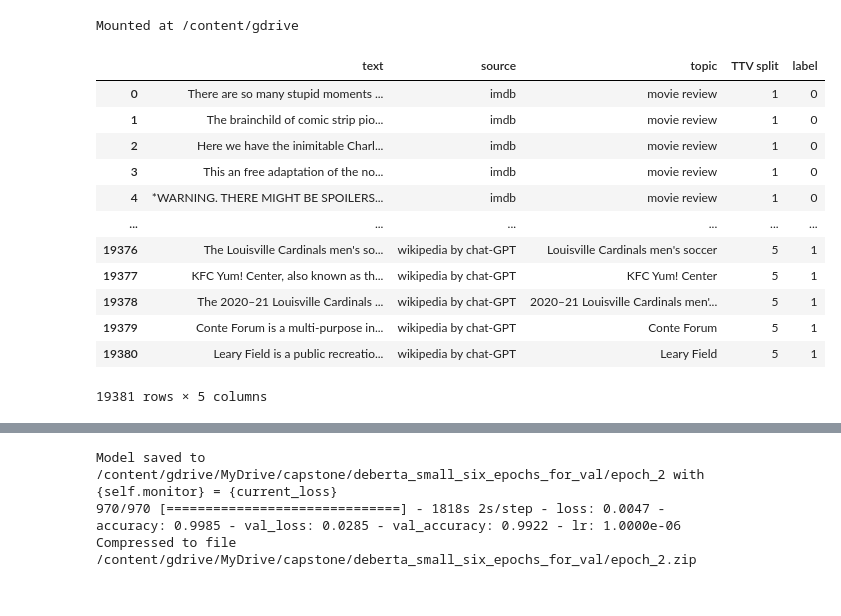
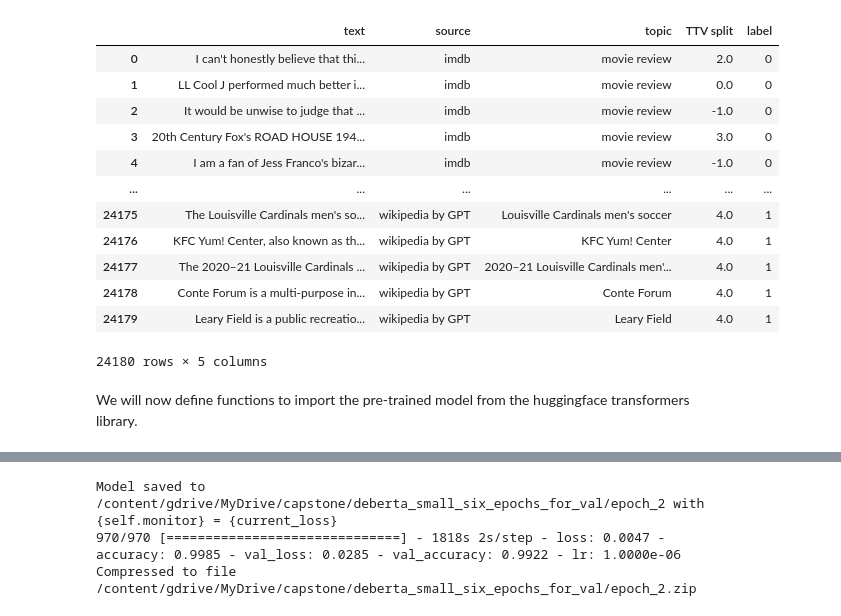
Before and after one commit to tommyliphysics/tommyli-ml, a Jupyter notebook: ai_detector/notebooks/deberta.ipynb, the cells around one changed output, grey strips where cells are left out. Cells and saved outputs as stored; diff of their text form; code cells hidden in the pictures.

```diff
--- a/ai_detector/notebooks/deberta.ipynb
+++ b/ai_detector/notebooks/deberta.ipynb
@@ -31,5 +10,0 @@ import shutil, os
-# %%
-from google.colab import drive
-drive.mount('/content/gdrive')
-# %% [output]
-Mounted at /content/gdrive
@@ -39,22 +18,24 @@ model_path = '/content/gdrive/MyDrive/capstone/deberta_small_six_epochs_for_val'
 # %%
 import pandas as pd
 
-samples = pd.read_csv('/content/gdrive/MyDrive/capstone/train.csv')
+samples = pd.read_csv('https://raw.githubusercontent.com/tommyliphysics/tommyli-ml/main/ai_detector/notebooks/samples.csv')
 samples
 # %% [output]
 |  | text | source | topic | TTV split | label |
-| 0 | There are so many stupid moments ... | imdb | movie review | 1 | 0 |
-| 1 | The brainchild of comic strip pio... | imdb | movie review | 1 | 0 |
-| 2 | Here we have the inimitable Charl... | imdb | movie review | 1 | 0 |
-| 3 | This an free adaptation of the no... | imdb | movie review | 1 | 0 |
-| 4 | *WARNING. THERE MIGHT BE SPOILERS... | imdb | movie review | 1 | 0 |
+| 0 | I can't honestly believe that thi... | imdb | movie review | 2.0 | 0 |
+| 1 | LL Cool J performed much better i... | imdb | movie review | 0.0 | 0 |
+| 2 | It would be unwise to judge that ... | imdb | movie review | -1.0 | 0 |
+| 3 | 20th Century Fox's ROAD HOUSE 194... | imdb | movie review | 3.0 | 0 |
+| 4 | I am a fan of Jess Franco's bizar... | imdb | movie review | -1.0 | 0 |
 | ... | ... | ... | ... | ... | ... |
-| 19376 | The Louisville Cardinals men's so... | wikipedia by chat-GPT | Louisville Cardinals men's soccer | 5 | 1 |
-| 19377 | KFC Yum! Center, also known as th... | wikipedia by chat-GPT | KFC Yum! Center | 5 | 1 |
-| 19378 | The 2020–21 Louisville Cardinals ... | wikipedia by chat-GPT | 2020–21 Louisville Cardinals men'... | 5 | 1 |
-| 19379 | Conte Forum is a multi-purpose in... | wikipedia by chat-GPT | Conte Forum | 5 | 1 |
-| 19380 | Leary Field is a public recreatio... | wikipedia by chat-GPT | Leary Field | 5 | 1 |
+| 24175 | The Louisville Cardinals men's so... | wikipedia by GPT | Louisville Cardinals men's soccer | 4.0 | 1 |
+| 24176 | KFC Yum! Center, also known as th... | wikipedia by GPT | KFC Yum! Center | 4.0 | 1 |
+| 24177 | The 2020–21 Louisville Cardinals ... | wikipedia by GPT | 2020–21 Louisville Cardinals men'... | 4.0 | 1 |
+| 24178 | Conte Forum is a multi-purpose in... | wikipedia by GPT | Conte Forum | 4.0 | 1 |
+| 24179 | Leary Field is a public recreatio... | wikipedia by GPT | Leary Field | 4.0 | 1 |
-19381 rows × 5 columns
+24180 rows × 5 columns
 # %%
 train = samples[samples['TTV split'] > 1]
 val = samples[samples['TTV split'] == 1]
+# %% [markdown]
+We will now define functions to import the pre-trained model from the huggingface transformers library.
```
Also changed, not shown: parts of 22 cells of this notebook.
